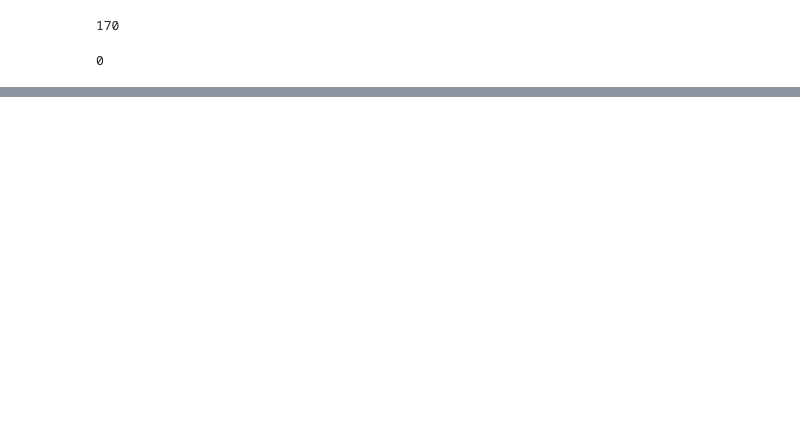
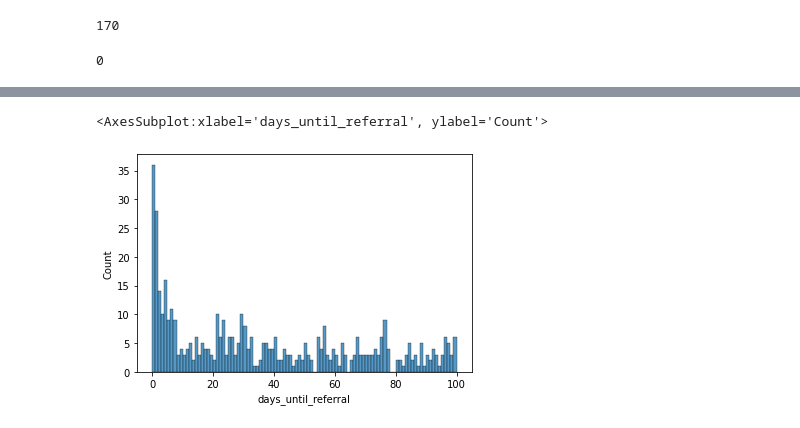
Before and after one commit to stephanyvargas/MemberReferrals, a Jupyter notebook: MemberReferrals.ipynb, the cells around one changed output, grey strips where cells are left out. Drawn from its saved outputs; the diff is of its cells as text; code cells hidden in the pictures; blank space fills up the shorter version.

```diff
--- a/MemberReferrals.ipynb
+++ b/MemberReferrals.ipynb
@@ -204,0 +206,5 @@ array([                0,    86400000000000,   172800000000000,
+# %%
+sns.histplot(filtered_df["days_until_referral"].dt.days, bins=np.linspace(0,100, 101))
+# %% [output]
+<AxesSubplot:xlabel='days_until_referral', ylabel='Count'>
+[figure, added]
```
Also changed, not shown: parts of 21 cells of this notebook.
